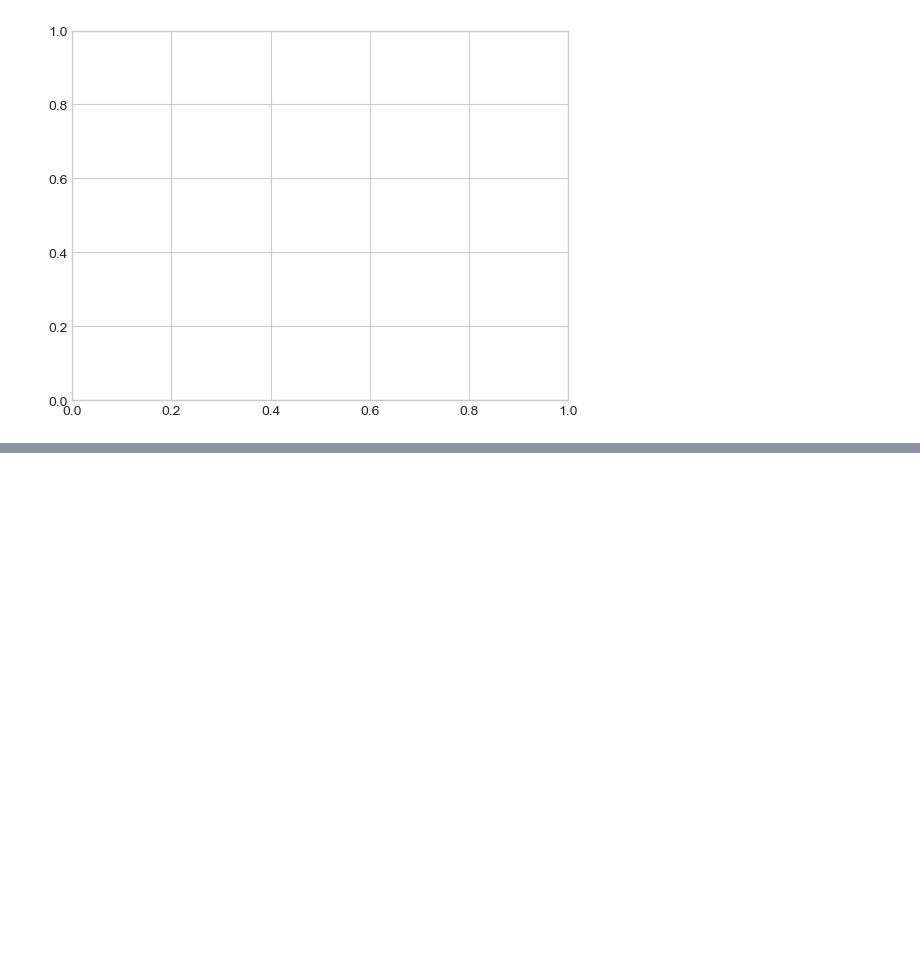
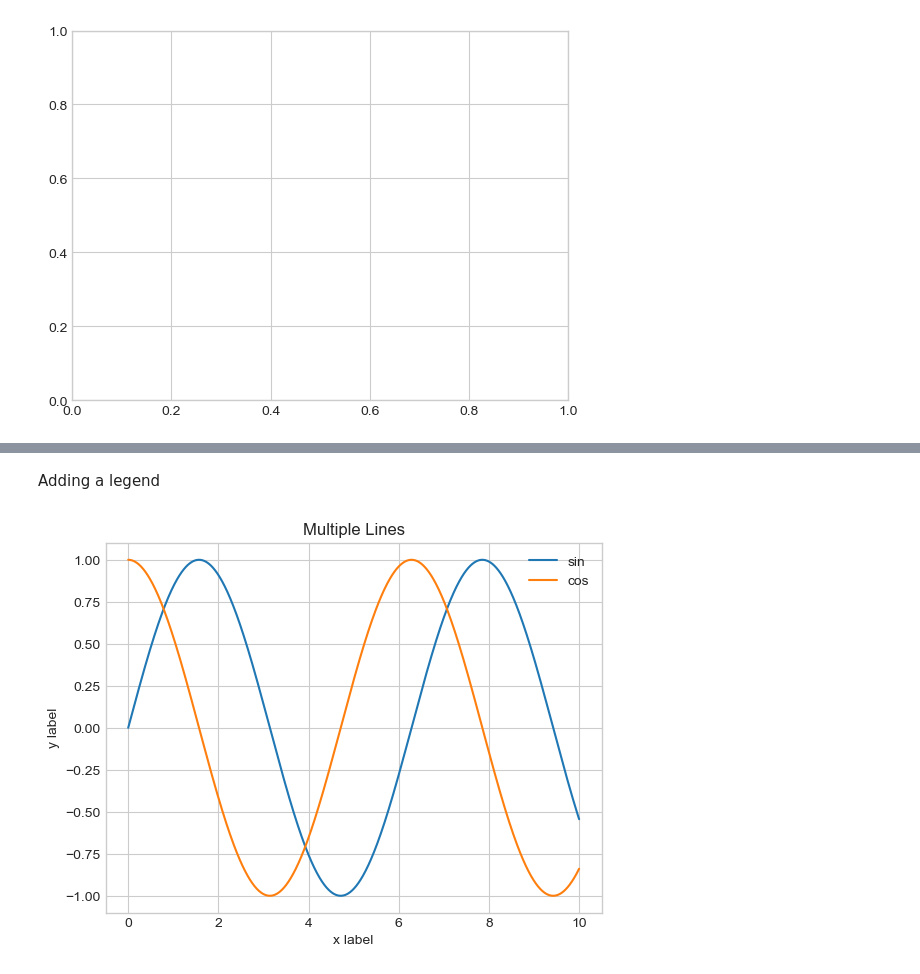
Before and after one commit to kajanan1212/data-visualization, a Jupyter notebook: py-data-visualization/notebooks/matplotlib-and-seaborn.ipynb, the cells around one changed output, grey strips where cells are left out. Saved outputs shown, nothing was run; the diff lists cells and outputs as text; code cells hidden in the pictures; blank space fills up the shorter version.

```diff
--- a/py-data-visualization/notebooks/matplotlib-and-seaborn.ipynb
+++ b/py-data-visualization/notebooks/matplotlib-and-seaborn.ipynb
@@ -10,0 +94,17 @@ axes = plt.axes()
+# %% [markdown]
+Adding a legend
+# %%
+fig = plt.figure()
+ax = plt.axes()
+
+x = np.linspace(0, 10, 1000)
+ax.plot(x, np.sin(x), label = 'sin')
+ax.plot(x, np.cos(x), label = 'cos')
+ax.set_title('Multiple Lines');
+ax.set_xlabel('x label')
+ax.set_ylabel('y label')
+ax.legend()
+# ax.legend(loc=1)
+plt.show()
+# %% [output]
+[figure, added]
```
Also changed, not shown: parts of 85 cells of this notebook.
